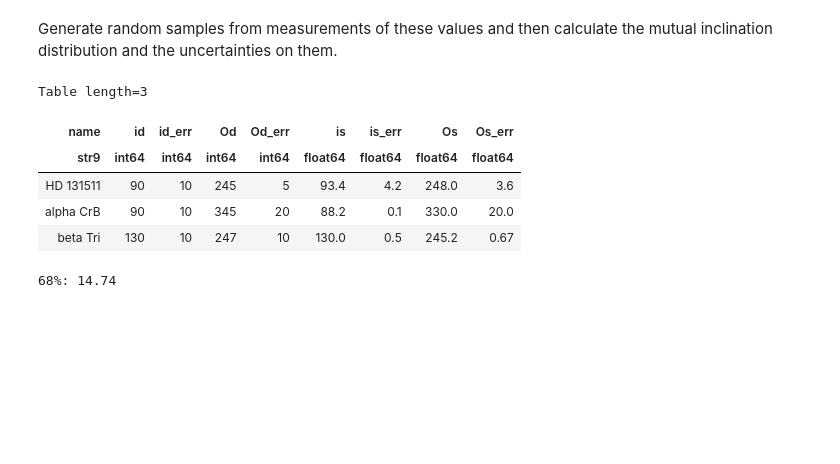
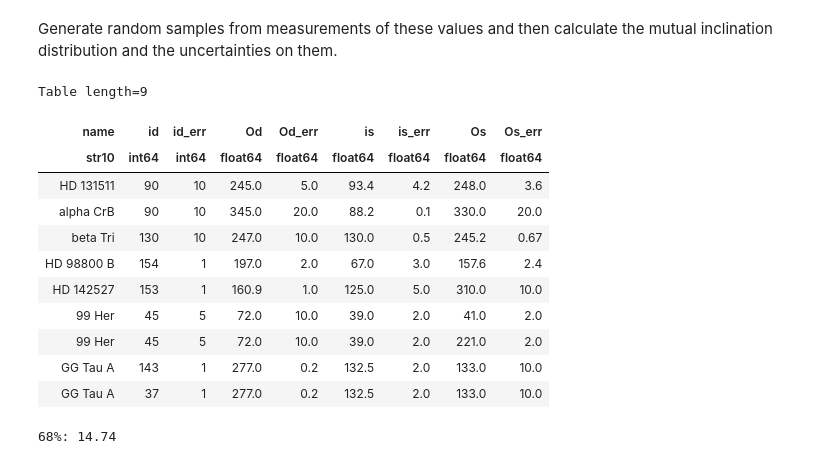
Before and after one commit to iancze/hierarchical-mutual-inclinations, a Jupyter notebook: MutualInclinationUncertainty.ipynb, the cells around one changed output. Cells and saved outputs as stored; diff of their text form; code cells hidden in the pictures; blank space fills up the shorter version.

```diff
--- a/MutualInclinationUncertainty.ipynb
+++ b/MutualInclinationUncertainty.ipynb
@@ -27,20 +27,32 @@ Generate random samples from measurements of these values and then calculate the
 # %%
 # the disks in the Kennedy sample have the following measurement uncertainties.
 rows = [["HD 131511", 90, 10, 245, 5, 93.4, 4.2, 248, 3.6],
     ["alpha CrB", 90, 10, 345, 20, 88.2, 0.1, 330, 20],
-    ["beta Tri", 130, 10, 247, 10, 130.0, 0.5, 245.2, 0.67]]
+    ["beta Tri", 130, 10, 247, 10, 130.0, 0.5, 245.2, 0.67],
+    ["HD 98800 B", 154, 1, 197, 2, 67, 3, 157.6, 2.4],
+    ["HD 142527", 153, 1, 160.9, 1, 125, 5, 310, 10],
+    ["99 Her", 45, 5, 72, 10, 39, 2, 41, 2],
+    ["99 Her", 45, 5, 72, 10, 39, 2, 180 + 41, 2],
+    ["GG Tau A", 143, 1, 277, 0.2, 132.5, 2, 133, 10],
+    ["GG Tau A", 37, 1, 277, 0.2, 132.5, 2, 133, 10]]
 
 labels = ["name", "id", "id_err", "Od", "Od_err", "is", "is_err", "Os", "Os_err"]
 
 table = Table(rows=rows, names=labels)
 table
 # %% [output]
-Table length=3
+Table length=9
 | name | id | id_err | Od | Od_err | is | is_err | Os | Os_err |
-| str9 | int64 | int64 | int64 | int64 | float64 | float64 | float64 | float64 |
-| HD 131511 | 90 | 10 | 245 | 5 | 93.4 | 4.2 | 248.0 | 3.6 |
-| alpha CrB | 90 | 10 | 345 | 20 | 88.2 | 0.1 | 330.0 | 20.0 |
-| beta Tri | 130 | 10 | 247 | 10 | 130.0 | 0.5 | 245.2 | 0.67 |
+| str10 | int64 | int64 | float64 | float64 | float64 | float64 | float64 | float64 |
+| HD 131511 | 90 | 10 | 245.0 | 5.0 | 93.4 | 4.2 | 248.0 | 3.6 |
+| alpha CrB | 90 | 10 | 345.0 | 20.0 | 88.2 | 0.1 | 330.0 | 20.0 |
+| beta Tri | 130 | 10 | 247.0 | 10.0 | 130.0 | 0.5 | 245.2 | 0.67 |
+| HD 98800 B | 154 | 1 | 197.0 | 2.0 | 67.0 | 3.0 | 157.6 | 2.4 |
+| HD 142527 | 153 | 1 | 160.9 | 1.0 | 125.0 | 5.0 | 310.0 | 10.0 |
+| 99 Her | 45 | 5 | 72.0 | 10.0 | 39.0 | 2.0 | 41.0 | 2.0 |
+| 99 Her | 45 | 5 | 72.0 | 10.0 | 39.0 | 2.0 | 221.0 | 2.0 |
+| GG Tau A | 143 | 1 | 277.0 | 0.2 | 132.5 | 2.0 | 133.0 | 10.0 |
+| GG Tau A | 37 | 1 | 277.0 | 0.2 | 132.5 | 2.0 | 133.0 | 10.0 |
 # %%
 N = 10000
 def analyze_system(r):
```
Also changed, not shown: parts of 6 cells of this notebook.
